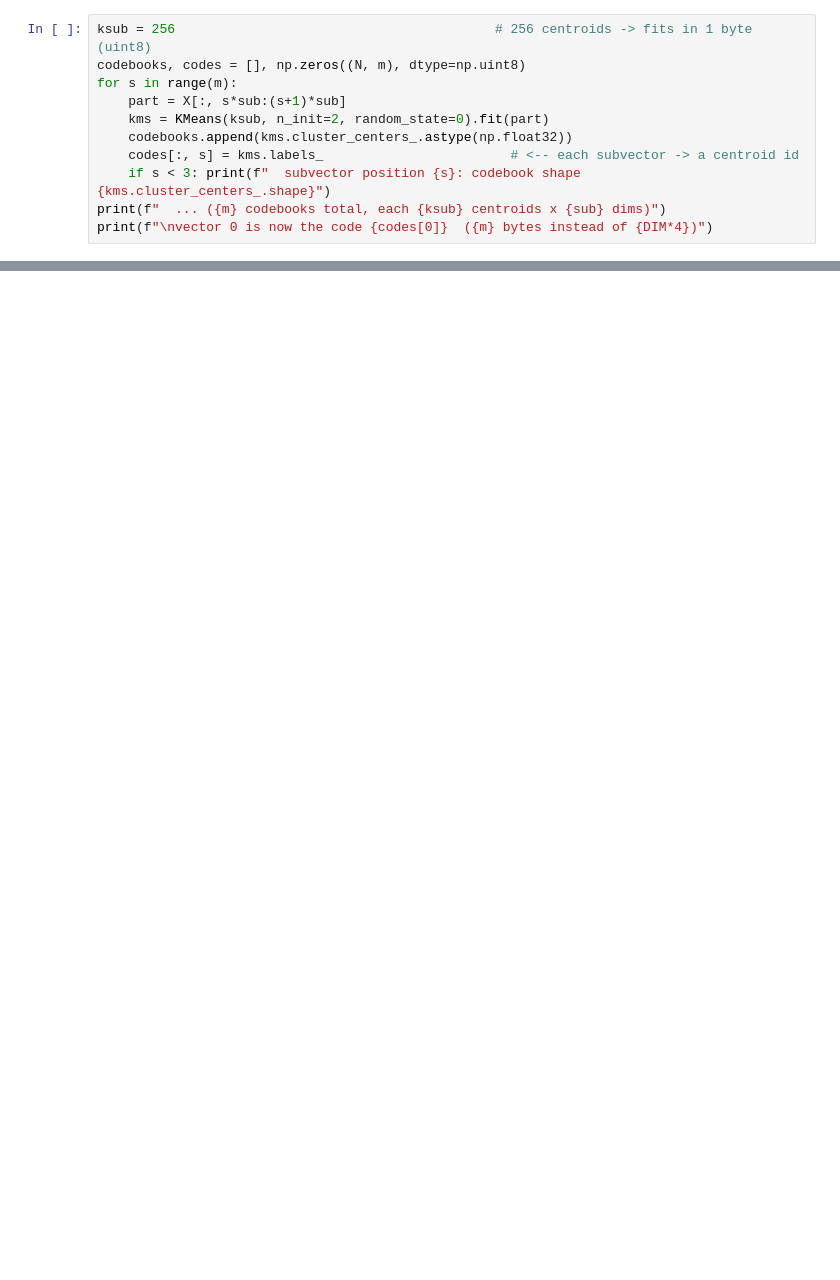
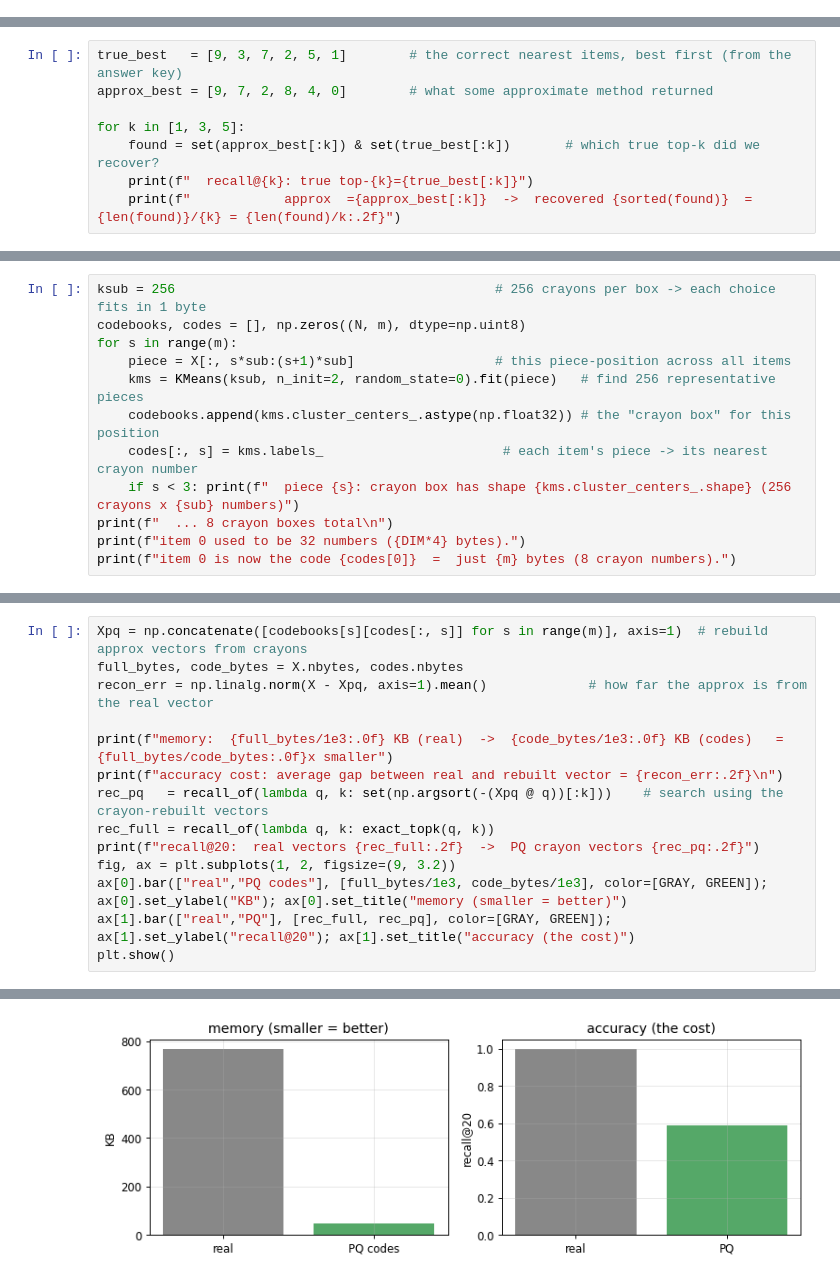
Before and after one commit to niamleeson/ml-math, a Jupyter notebook: afp/notebooks/M13-ann-vector-search.ipynb, the cells around one changed output, grey strips where cells are left out. Cells and saved outputs as stored; diff of their text form; blank space fills up the shorter version.

```diff
--- a/afp/notebooks/M13-ann-vector-search.ipynb
+++ b/afp/notebooks/M13-ann-vector-search.ipynb
@@ -225,11 +0,0 @@ small integer instead of `sub` floats.
-# %%
-ksub = 256                                         # 256 centroids -> fits in 1 byte (uint8)
-codebooks, codes = [], np.zeros((N, m), dtype=np.uint8)
-for s in range(m):
-    part = X[:, s*sub:(s+1)*sub]
-    kms = KMeans(ksub, n_init=2, random_state=0).fit(part)
-    codebooks.append(kms.cluster_centers_.astype(np.float32))
-    codes[:, s] = kms.labels_                        # <-- each subvector -> a centroid id
-    if s < 3: print(f"  subvector position {s}: codebook shape {kms.cluster_centers_.shape}")
-print(f"  ... ({m} codebooks total, each {ksub} centroids x {sub} dims)")
-print(f"\nvector 0 is now the code {codes[0]}  ({m} bytes instead of {DIM*4})")
@@ -530,0 +127,8 @@ are M11's embeddings, trained as **contrastive encoders** — the subject of **M
+# %%
+true_best   = [9, 3, 7, 2, 5, 1]        # the correct nearest items, best first (from the answer key)
+approx_best = [9, 7, 2, 8, 4, 0]        # what some approximate method returned
+
+for k in [1, 3, 5]:
+    found = set(approx_best[:k]) & set(true_best[:k])       # which true top-k did we recover?
+    print(f"  recall@{k}: true top-{k}={true_best[:k]}")
+    print(f"            approx  ={approx_best[:k]}  ->  recovered {sorted(found)}  =  {len(found)}/{k} = {len(found)/k:.2f}")
@@ -530,0 +321,12 @@ are M11's embeddings, trained as **contrastive encoders** — the subject of **M
+# %%
+ksub = 256                                         # 256 crayons per box -> each choice fits in 1 byte
+codebooks, codes = [], np.zeros((N, m), dtype=np.uint8)
+for s in range(m):
+    piece = X[:, s*sub:(s+1)*sub]                  # this piece-position across all items
+    kms = KMeans(ksub, n_init=2, random_state=0).fit(piece)   # find 256 representative pieces
+    codebooks.append(kms.cluster_centers_.astype(np.float32)) # the "crayon box" for this position
+    codes[:, s] = kms.labels_                       # each item's piece -> its nearest crayon number
+    if s < 3: print(f"  piece {s}: crayon box has shape {kms.cluster_centers_.shape} (256 crayons x {sub} numbers)")
+print(f"  ... 8 crayon boxes total\n")
+print(f"item 0 used to be 32 numbers ({DIM*4} bytes).")
+print(f"item 0 is now the code {codes[0]}  =  just {m} bytes (8 crayon numbers).")
@@ -530,0 +353,15 @@ are M11's embeddings, trained as **contrastive encoders** — the subject of **M
+# %%
+Xpq = np.concatenate([codebooks[s][codes[:, s]] for s in range(m)], axis=1)  # rebuild approx vectors from crayons
+full_bytes, code_bytes = X.nbytes, codes.nbytes
+recon_err = np.linalg.norm(X - Xpq, axis=1).mean()             # how far the approx is from the real vector
+
+print(f"memory:  {full_bytes/1e3:.0f} KB (real)  ->  {code_bytes/1e3:.0f} KB (codes)   = {full_bytes/code_bytes:.0f}x smaller")
+print(f"accuracy cost: average gap between real and rebuilt vector = {recon_err:.2f}\n")
+rec_pq   = recall_of(lambda q, k: set(np.argsort(-(Xpq @ q))[:k]))    # search using the crayon-rebuilt vectors
+rec_full = recall_of(lambda q, k: exact_topk(q, k))
+print(f"recall@20:  real vectors {rec_full:.2f}  ->  PQ crayon vectors {rec_pq:.2f}")
+fig, ax = plt.subplots(1, 2, figsize=(9, 3.2))
+ax[0].bar(["real","PQ codes"], [full_bytes/1e3, code_bytes/1e3], color=[GRAY, GREEN]); ax[0].set_ylabel("KB"); ax[0].set_title("memory (smaller = better)")
+ax[1].bar(["real","PQ"], [rec_full, rec_pq], color=[GRAY, GREEN]); ax[1].set_ylabel("recall@20"); ax[1].set_title("accuracy (the cost)")
+plt.show()
+# %% [output]
@@ -530,0 +372 @@ are M11's embeddings, trained as **contrastive encoders** — the subject of **M
+[figure, added]
```
Also changed, not shown: parts of 105 cells of this notebook, 1 other file.
